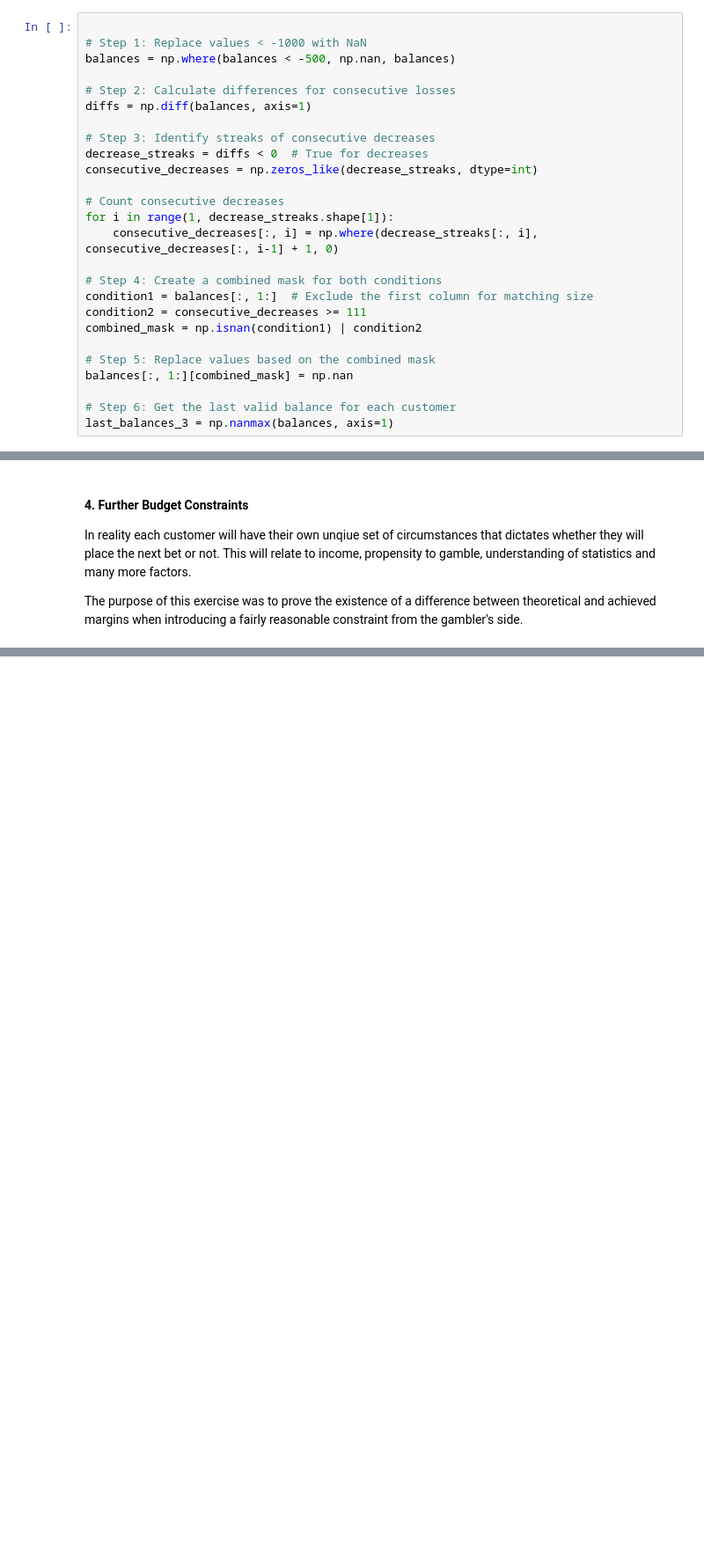
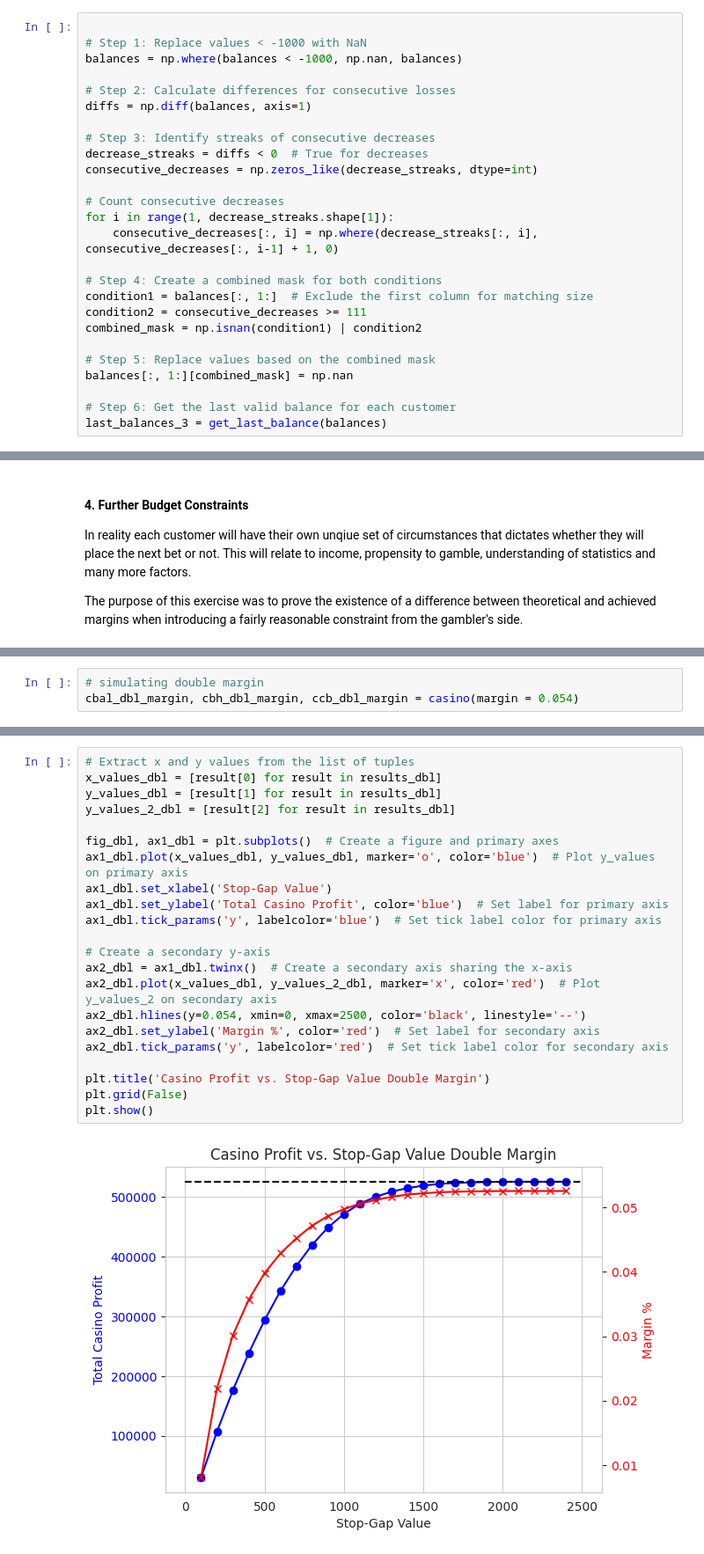
Before and after one commit to hallam-flda/gambling_market_analyses, a Jupyter notebook: Roulette_&_Customer_Budgets.ipynb, the cells around one changed output, grey strips where cells are left out. Shown at 88% size. Drawn from its saved outputs; the diff is of its cells as text; blank space fills up the shorter version.

```diff
--- a/Roulette_&_Customer_Budgets.ipynb
+++ b/Roulette_&_Customer_Budgets.ipynb
@@ -260,7 +313,7 @@ While the two proposed budget constraints will likely have a large degree of cro
 # %%
 
 # Step 1: Replace values < -1000 with NaN
-balances = np.where(balances < -500, np.nan, balances)
+balances = np.where(balances < -1000, np.nan, balances)
 
 # Step 2: Calculate differences for consecutive losses
 diffs = np.diff(balances, axis=1)
@@ -282,7 +335,7 @@ combined_mask = np.isnan(condition1) | condition2
 balances[:, 1:][combined_mask] = np.nan
 
 # Step 6: Get the last valid balance for each customer
-last_balances_3 = np.nanmax(balances, axis=1)
+last_balances_3 = get_last_balance(balances)
 # %%
 print(f'original casino profit = {sum(cb2)}')
 print(f'original spins = {10000*1000}')
@@ -307,0 +413,3 @@ The purpose of this exercise was to prove the existence of a difference between
+# %%
+# simulating double margin
+cbal_dbl_margin, cbh_dbl_margin, ccb_dbl_margin = casino(margin = 0.054)
@@ -307,0 +542,24 @@ The purpose of this exercise was to prove the existence of a difference between
+# %%
+# Extract x and y values from the list of tuples
+x_values_dbl = [result[0] for result in results_dbl]
+y_values_dbl = [result[1] for result in results_dbl]
+y_values_2_dbl = [result[2] for result in results_dbl]
+
+fig_dbl, ax1_dbl = plt.subplots()  # Create a figure and primary axes
+ax1_dbl.plot(x_values_dbl, y_values_dbl, marker='o', color='blue')  # Plot y_values on primary axis
+ax1_dbl.set_xlabel('Stop-Gap Value')
+ax1_dbl.set_ylabel('Total Casino Profit', color='blue')  # Set label for primary axis
+ax1_dbl.tick_params('y', labelcolor='blue')  # Set tick label color for primary axis
+
+# Create a secondary y-axis
+ax2_dbl = ax1_dbl.twinx()  # Create a secondary axis sharing the x-axis
+ax2_dbl.plot(x_values_dbl, y_values_2_dbl, marker='x', color='red')  # Plot y_values_2 on secondary axis
+ax2_dbl.hlines(y=0.054, xmin=0, xmax=2500, color='black', linestyle='--')
+ax2_dbl.set_ylabel('Margin %', color='red')  # Set label for secondary axis
+ax2_dbl.tick_params('y', labelcolor='red')  # Set tick label color for secondary axis
+
+plt.title('Casino Profit vs. Stop-Gap Value Double Margin')
+plt.grid(False)
+plt.show()
+# %% [output]
+[figure, added]
```
Also changed, not shown: parts of 55 cells of this notebook.
